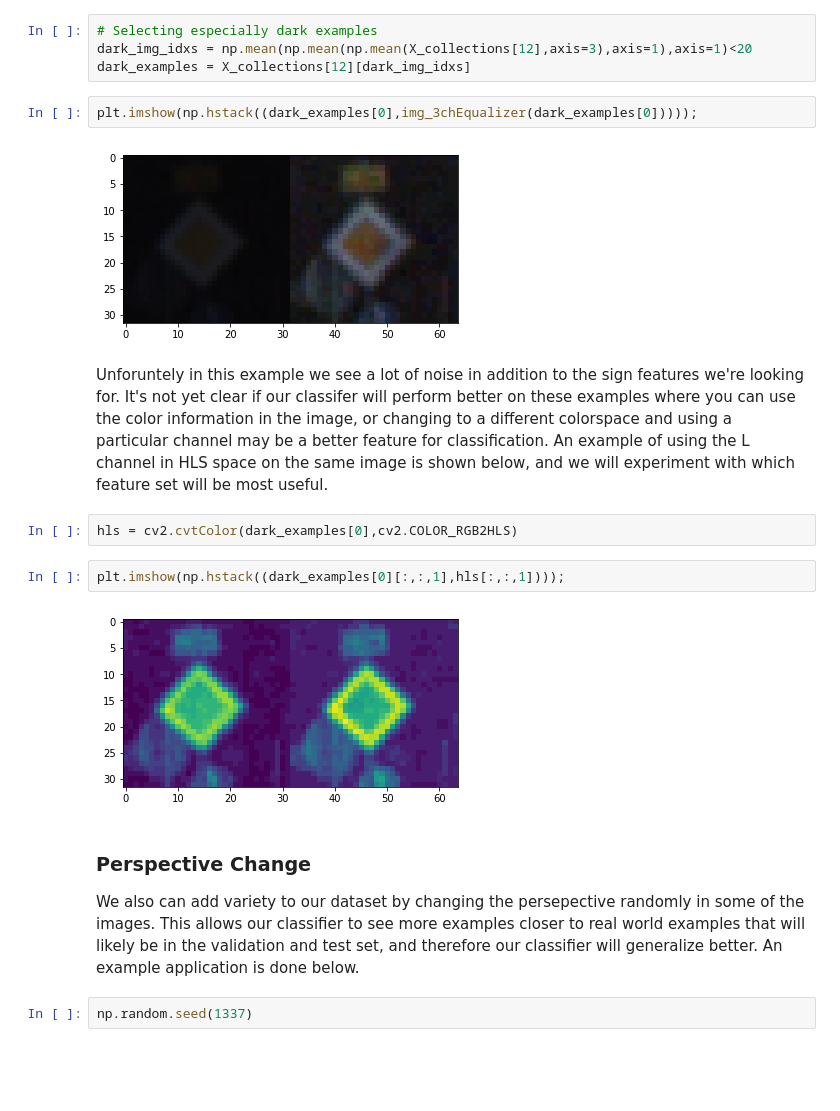
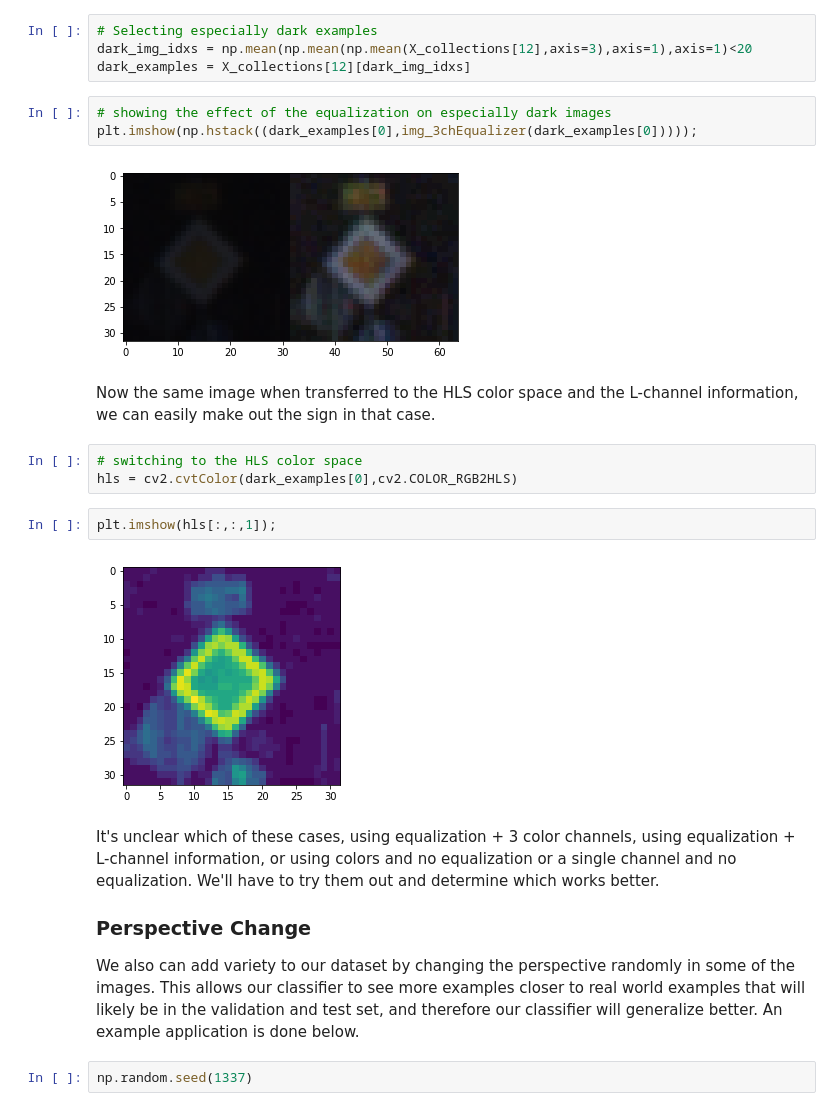
Before and after one commit to BVPhD/Udacity_SDC, a Jupyter notebook: COVNET_Road_Sign_Classifier/Traffic_Sign_Classifier.ipynb, the cells around one changed output. Cells and saved outputs as stored; diff of their text form; blank space fills up the shorter version.

```diff
--- a/COVNET_Road_Sign_Classifier/Traffic_Sign_Classifier.ipynb
+++ b/COVNET_Road_Sign_Classifier/Traffic_Sign_Classifier.ipynb
@@ -342,21 +354,25 @@ plt.imshow(np.hstack((X_train[20],img_3chEqualizer(X_train[20]))));
 dark_img_idxs = np.mean(np.mean(np.mean(X_collections[12],axis=3),axis=1),axis=1)<20
 dark_examples = X_collections[12][dark_img_idxs]
 # %%
+# showing the effect of the equalization on especially dark images
 plt.imshow(np.hstack((dark_examples[0],img_3chEqualizer(dark_examples[0]))));
 # %% [output]
 [figure]
-# %% [markdown]
-Unforuntely in this example we see a lot of noise in addition to the sign features we're looking for. It's not yet clear if our classifer will perform better on these examples where you can use the color information in the image, or changing to a different colorspace and using a particular channel may be a better feature for classification. An example of using the L channel in HLS space on the same image is shown below, and we will experiment with which feature set will be most useful.
+# %% [markdown]
+Now the same image when transferred to the HLS color space and the L-channel information, we can easily make out the sign in that case.
 # %%
+# switching to the HLS color space
 hls = cv2.cvtColor(dark_examples[0],cv2.COLOR_RGB2HLS)
 # %%
-plt.imshow(np.hstack((dark_examples[0][:,:,1],hls[:,:,1])));
+plt.imshow(hls[:,:,1]);
 # %% [output]
-[figure, old version]
+[figure, new version]
 # %% [markdown]
+It's unclear which of these cases, using equalization + 3 color channels, using equalization + L-channel information, or using colors and no equalization or a single channel and no equalization.  We'll have to try them out and determine which works better.
+
 ### Perspective Change
 
-We also can add variety to our dataset by changing the persepective randomly in some of the images.  This allows our classifier to see more examples closer to real world examples that will likely be in the validation and test set, and therefore our classifier will generalize better. An example application is done below.
+We also can add variety to our dataset by changing the perspective randomly in some of the images.  This allows our classifier to see more examples closer to real world examples that will likely be in the validation and test set, and therefore our classifier will generalize better. An example application is done below.
 # %%
 np.random.seed(1337)
 # %%
```
Also changed, not shown: parts of 110 cells of this notebook.
